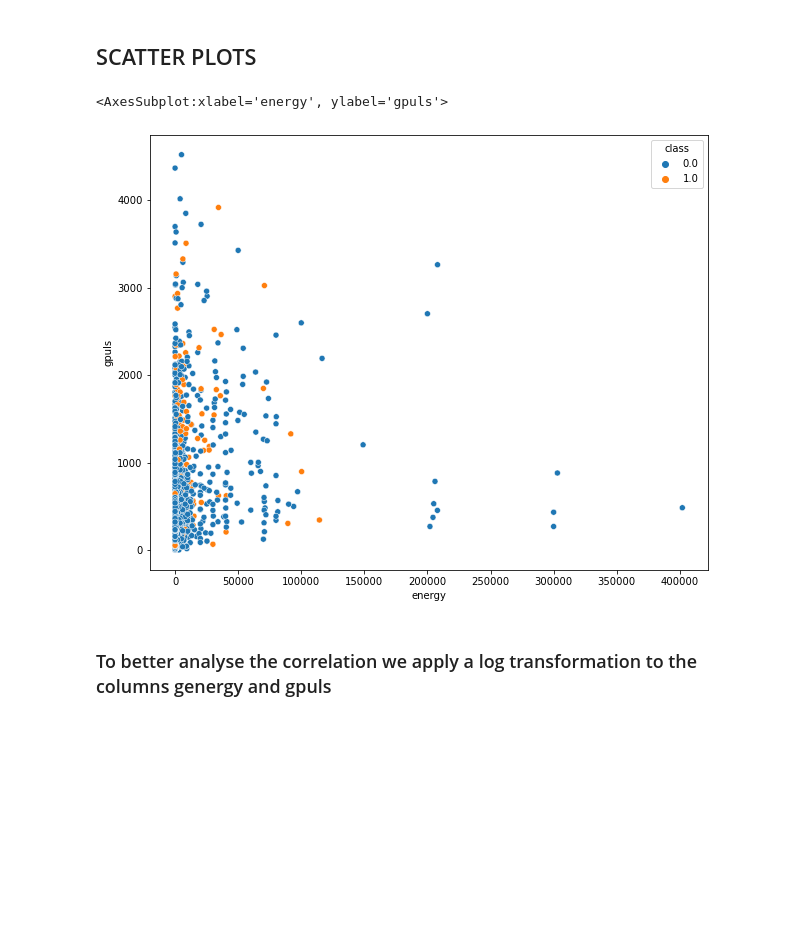
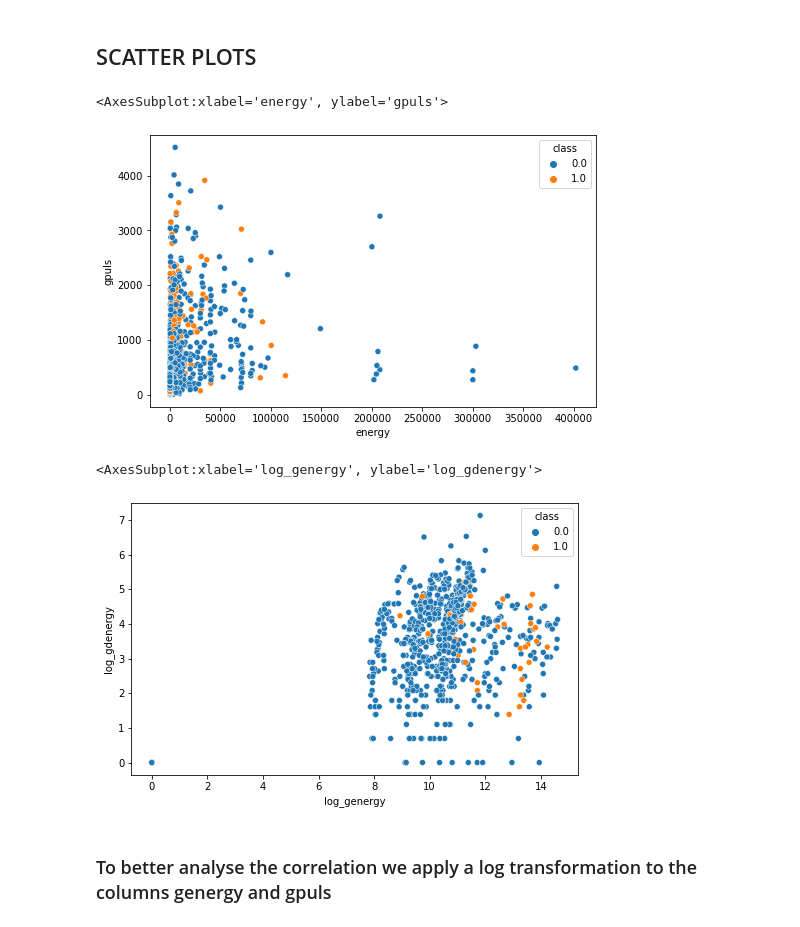
Before and after one commit to Alllessia/Seismic_bumps, a Jupyter notebook: src/main.ipynb, the cells around one changed output. Saved outputs shown, nothing was run; the diff lists cells and outputs as text; code cells hidden in the pictures; blank space fills up the shorter version.

```diff
--- a/src/main.ipynb
+++ b/src/main.ipynb
@@ -329,0 +332,5 @@ dtype: bool
+# %%
+# Eliminiamo tutte le righe dove nbumps è zero e genergy è superiore al secondo quartile perché li riteniamo missing values
+df_nbumps = df[df['nbumps'] == 0]
+df_genergy = df_nbumps[df_nbumps['genergy'] >= 25485.0]
+df_genergy
@@ -329,0 +351,3 @@ dtype: bool
+# %%
+df = df.drop(df_genergy.index)
+df.shape
@@ -329,0 +356,5 @@ dtype: bool
+# %%
+# Eliminiamo tutte le righe dove nbumps è zero e gpuls è superiore al secondo quartile perché li riteniamo missing values
+df_nbumps = df[df['nbumps'] == 0]
+df_gpuls = df_nbumps[df_nbumps['gpuls'] >= 379.0]
+df_gpuls
@@ -329,0 +375,3 @@ dtype: bool
+# %%
+df = df.drop(df_gpuls.index)
+df.shape
@@ -552,8 +602,8 @@ plt.yticks(rotation=0)
 # %% [markdown]
 ## SCATTER PLOTS
 # %%
-plt.figure(figsize=[10, 8])
+plt.figure(figsize=[8, 5])
 sns.scatterplot(x='energy', y='gpuls', hue='class', data=df)
 # %% [output]
 <AxesSubplot:xlabel='energy', ylabel='gpuls'>
-[figure, old version]
+[figure, new version]
@@ -560,3 +613,9 @@ sns.scatterplot(x='energy', y='gpuls', hue='class', data=df)
+# %%
+plt.figure(figsize=[8, 5])
+sns.scatterplot(x='log_genergy', y='log_gdenergy', hue='class', data=df)
+# %% [output]
+<AxesSubplot:xlabel='log_genergy', ylabel='log_gdenergy'>
+[figure, added]
 # %% [markdown]
 ### To better analyse the correlation we apply a log transformation to the columns genergy and gpuls
 # %%
```
Also changed, not shown: parts of 90 cells of this notebook.
